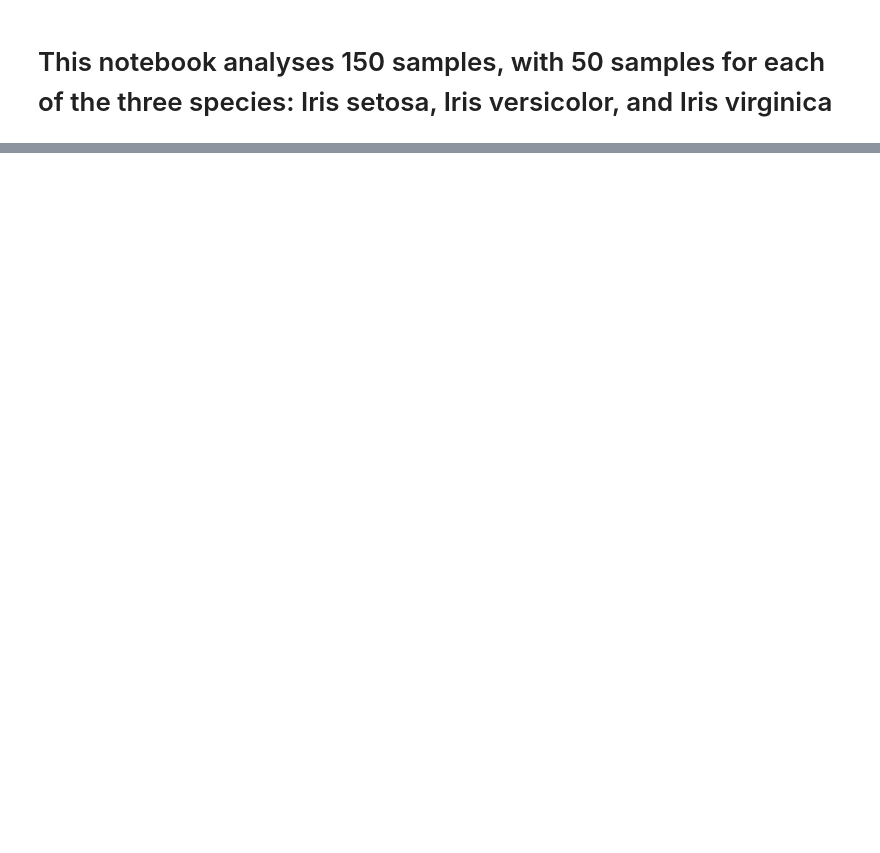
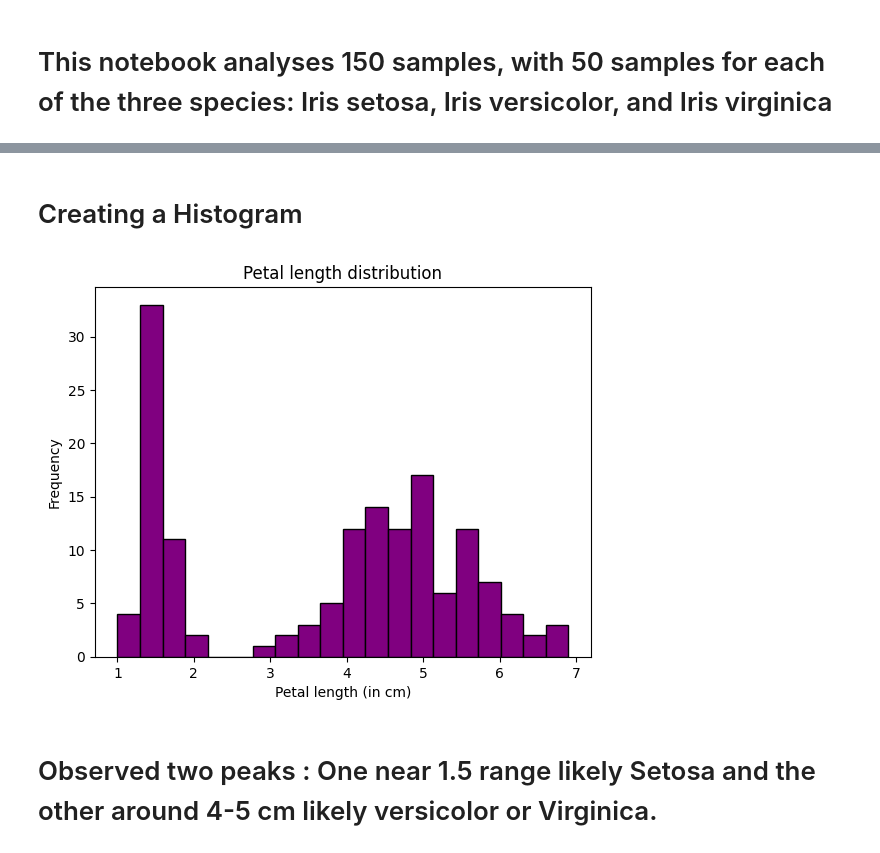
Before and after one commit to Satnam-420/AI-ML-Documented, a Jupyter notebook: Notebooks/Iris_data.ipynb, the cells around one changed output, grey strips where cells are left out. Drawn from its saved outputs; the diff is of its cells as text; code cells hidden in the pictures; blank space fills up the shorter version.

```diff
--- a/Notebooks/Iris_data.ipynb
+++ b/Notebooks/Iris_data.ipynb
@@ -17,0 +65,13 @@ FileNotFoundError: [Errno 2] No such file or directory: 'Datasets\\Iris.csv'
+# %% [markdown]
+# Creating a Histogram
+# %%
+import matplotlib.pyplot as plt
+plt.hist(iris_data['PetalLengthCm'], bins=20, color='purple', edgecolor='black')
+plt.xlabel ("Petal length (in cm)")
+plt.ylabel ("Frequency")
+plt.title("Petal length distribution")
+plt.show()
+# %% [output]
+[figure, added]
+# %% [markdown]
+# Observed two peaks : One near 1.5 range likely Setosa and the other around 4-5 cm likely versicolor or Virginica.
```
Also changed, not shown: parts of 8 cells of this notebook.
